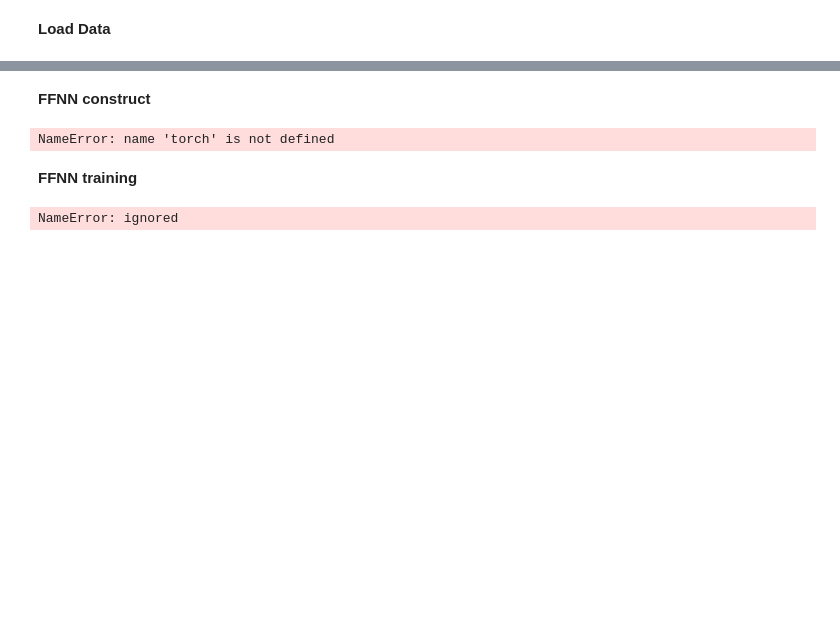
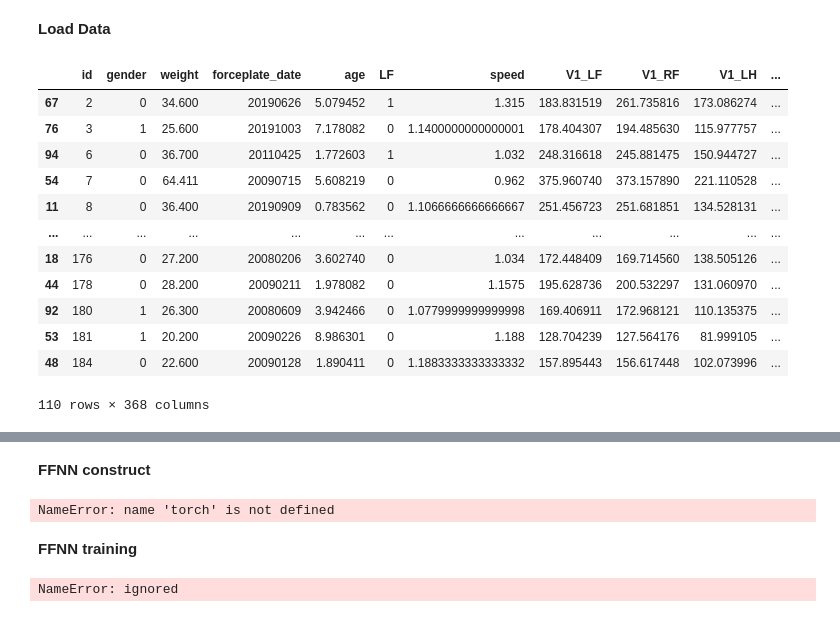
Before and after one commit to ChenTsizhen/4780_Kaggle, a Jupyter notebook: work_file.ipynb, the cells around one changed output, grey strips where cells are left out. Drawn from its saved outputs; the diff is of its cells as text; code cells hidden in the pictures; blank space fills up the shorter version.

```diff
--- a/work_file.ipynb
+++ b/work_file.ipynb
@@ -30,2 +29,37 @@ LF_train = pd.read_csv('./raw_data/LF_train.csv')
 # rf_train = pd.read_csv('./raw_data/RF_train.csv')
 # rf_test = pd.read_csv('./draw_ata/RH_train.csv')
+# %%
+### turn literals into numericals
+LF_train = LF_train.drop(columns=['dob', 'gait', 'Gait'])
+LF_train['forceplate_date'] = LF_train['forceplate_date'].str.replace("-","").astype(int)
+
+### nan value
+LF_train = LF_train.fillna(0)
+LF_train = LF_train.replace('Not able to trot', 0)
+LF_train['Speed'] = LF_train['Speed'].astype(float)
+
+for col in LF_train.columns:
+    if 'V' in col or 'Speed' in col :
+        LF_train[col] = LF_train[col].replace(0, LF_train[col].mean())
+
+### sort by id
+LF_train = LF_train.sort_values(by=['id'])
+
+### perform PCA and get rid of redundant columns
+
+LF_train.to_csv('LF_train.csv')
+LF_train
+# %% [output]
+|  | id | gender | weight | forceplate_date | age | LF | speed | V1_LF | V1_RF | V1_LH | ... |
+| 67 | 2 | 0 | 34.600 | 20190626 | 5.079452 | 1 | 1.315 | 183.831519 | 261.735816 | 173.086274 | ... |
+| 76 | 3 | 1 | 25.600 | 20191003 | 7.178082 | 0 | 1.1400000000000001 | 178.404307 | 194.485630 | 115.977757 | ... |
+| 94 | 6 | 0 | 36.700 | 20110425 | 1.772603 | 1 | 1.032 | 248.316618 | 245.881475 | 150.944727 | ... |
+| 54 | 7 | 0 | 64.411 | 20090715 | 5.608219 | 0 | 0.962 | 375.960740 | 373.157890 | 221.110528 | ... |
+| 11 | 8 | 0 | 36.400 | 20190909 | 0.783562 | 0 | 1.1066666666666667 | 251.456723 | 251.681851 | 134.528131 | ... |
+| ... | ... | ... | ... | ... | ... | ... | ... | ... | ... | ... | ... |
+| 18 | 176 | 0 | 27.200 | 20080206 | 3.602740 | 0 | 1.034 | 172.448409 | 169.714560 | 138.505126 | ... |
+| 44 | 178 | 0 | 28.200 | 20090211 | 1.978082 | 0 | 1.1575 | 195.628736 | 200.532297 | 131.060970 | ... |
+| 92 | 180 | 1 | 26.300 | 20080609 | 3.942466 | 0 | 1.0779999999999998 | 169.406911 | 172.968121 | 110.135375 | ... |
+| 53 | 181 | 1 | 20.200 | 20090226 | 8.986301 | 0 | 1.188 | 128.704239 | 127.564176 | 81.999105 | ... |
+| 48 | 184 | 0 | 22.600 | 20090128 | 1.890411 | 0 | 1.1883333333333332 | 157.895443 | 156.617448 | 102.073996 | ... |
+110 rows × 368 columns
```
Also changed, not shown: parts of 6 cells of this notebook, 4 other files.
